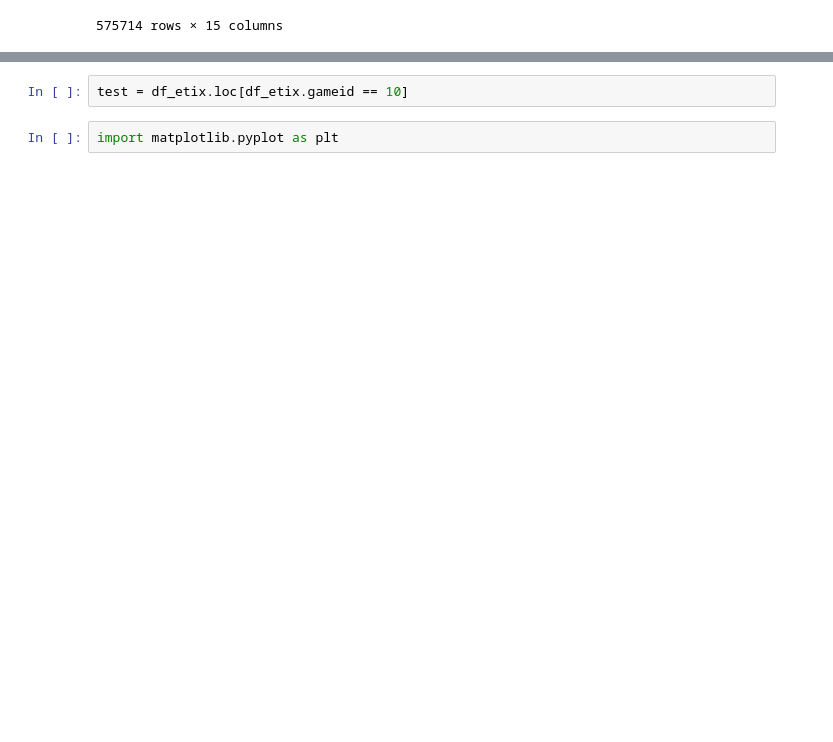
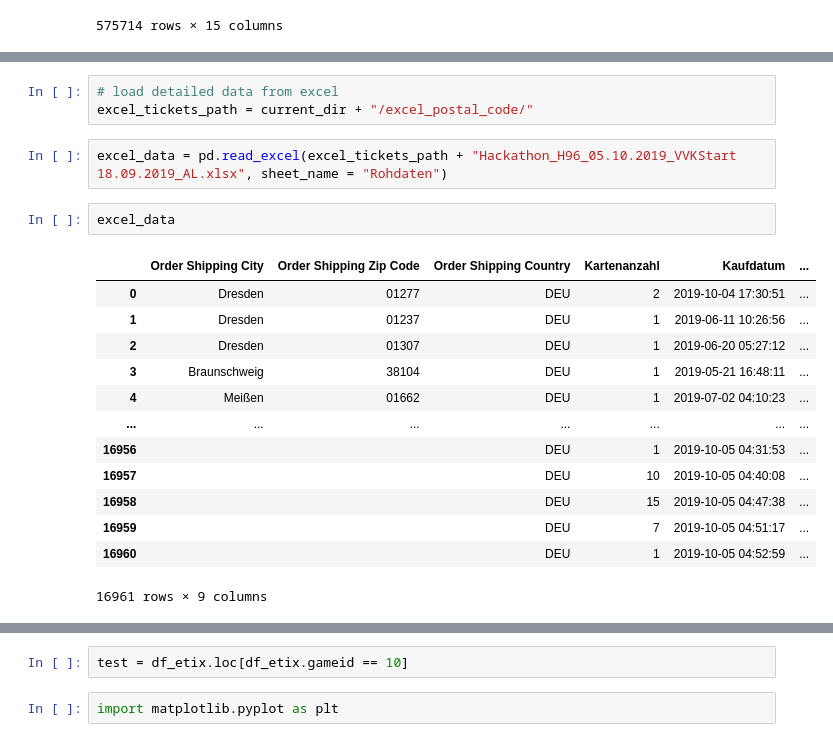
Before and after one commit to john-robert/dynamo_arrival, a Jupyter notebook: preprocess_ticket_data.ipynb, the cells around one changed output, grey strips where cells are left out. Saved outputs shown, nothing was run; the diff lists cells and outputs as text; blank space fills up the shorter version.

```diff
--- a/preprocess_ticket_data.ipynb
+++ b/preprocess_ticket_data.ipynb
@@ -113,0 +88,21 @@ for gid in selection.gameid.unique():
+# %%
+# load detailed data from excel
+excel_tickets_path = current_dir + "/excel_postal_code/"
+# %%
+excel_data = pd.read_excel(excel_tickets_path + "Hackathon_H96_05.10.2019_VVKStart 18.09.2019_AL.xlsx", sheet_name = "Rohdaten")
+# %%
+excel_data
+# %% [output]
+|  | Order Shipping City | Order Shipping Zip Code | Order Shipping Country | Kartenanzahl | Kaufdatum | ... |
+| 0 | Dresden | 01277 | DEU | 2 | 2019-10-04 17:30:51 | ... |
+| 1 | Dresden | 01237 | DEU | 1 | 2019-06-11 10:26:56 | ... |
+| 2 | Dresden | 01307 | DEU | 1 | 2019-06-20 05:27:12 | ... |
+| 3 | Braunschweig | 38104 | DEU | 1 | 2019-05-21 16:48:11 | ... |
+| 4 | Meißen | 01662 | DEU | 1 | 2019-07-02 04:10:23 | ... |
+| ... | ... | ... | ... | ... | ... | ... |
+| 16956 |  |  | DEU | 1 | 2019-10-05 04:31:53 | ... |
+| 16957 |  |  | DEU | 10 | 2019-10-05 04:40:08 | ... |
+| 16958 |  |  | DEU | 15 | 2019-10-05 04:47:38 | ... |
+| 16959 |  |  | DEU | 7 | 2019-10-05 04:51:17 | ... |
+| 16960 |  |  | DEU | 1 | 2019-10-05 04:52:59 | ... |
+16961 rows × 9 columns
```
Also changed, not shown: parts of 33 cells of this notebook.
